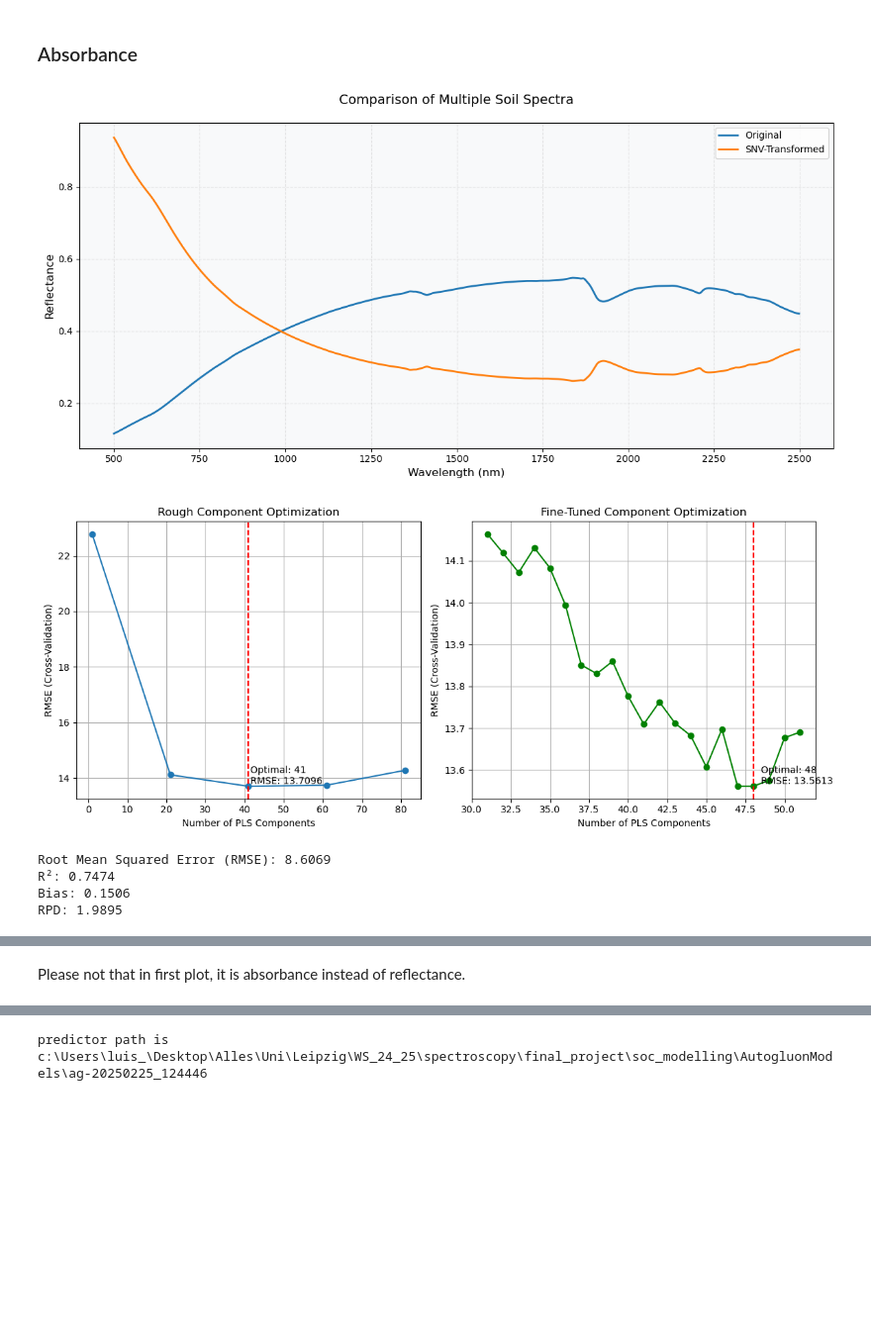
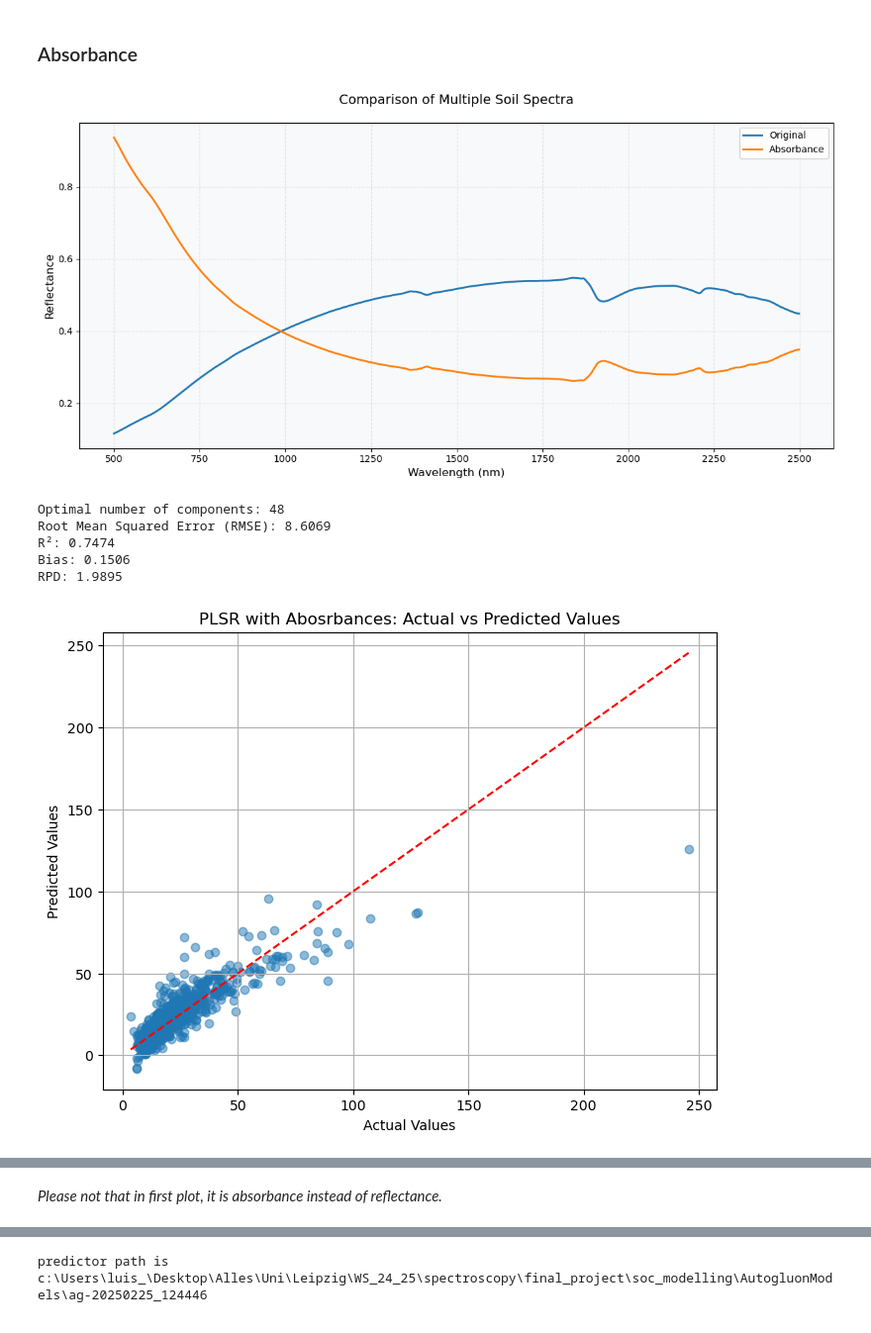
Before and after one commit to luismaecker/soc_modelling, a Jupyter notebook: pls.ipynb, the cells around one changed output, grey strips where cells are left out. Shown at 99% size. Drawn from its saved outputs; the diff is of its cells as text; code cells hidden in the pictures; blank space fills up the shorter version.

```diff
--- a/pls.ipynb
+++ b/pls.ipynb
@@ -334,7 +339,7 @@ plsr_base_components = own_functions.optimize_pls_components(X_train=X_train,
                                       max_components=140,
                                       step=20,
                                       fine_tune=True,
-                                      show_progress=True,
+                                      show_progress=False,
                                       plot_results=True
                                       )
 # %% [output]
@@ -472,8 +487,8 @@ plsr_snv_components = own_functions.optimize_pls_components(X_train=X_train_snv,
                                       max_components=100,
                                       step=20,
                                       fine_tune=True,
-                                      show_progress=True,
-                                      plot_results=True
+                                      show_progress=False,
+                                      plot_results=False
                                       )
 
 plsr_snv_model = PLSRegression(n_components=plsr_snv_components["optimal_n"])
@@ -504,38 +519,39 @@ X_test_absorb = np.log10(1/X_test)
 # %%
 # Plot Spectra
 own_functions.plot_spectra_comparison(
     X_train[2],
     X_train_absorb[2],
     wavelengths=range(500, 2500, 2),
-    labels=['Original', 'SNV-Transformed'],
+    labels=['Original', 'Absorbance'],
     title='Comparison of Multiple Soil Spectra'
 )
 
 plsr_absorb_components = own_functions.optimize_pls_components(X_train=X_train_absorb,
                                       y_train=y_train,
                                       max_components=100,
                                       step=20,
                                       fine_tune=True,
-                                      show_progress=True,
-                                      plot_results=True
+                                      show_progress=False,
+                                      plot_results=False
                                       )
 
 
 plsr_absorb_model = PLSRegression(n_components=plsr_absorb_components["optimal_n"])
 plsr_absorb_model.fit(X_train_absorb, y_train)
 
 plsr_absorb_eval = own_functions.evaluate_model(plsr_absorb_model,
                              X_test=X_test_absorb,
                              y_test=y_test,
                              print_metrics=True,
                              show_plot=True,
-                             plot_kwargs={'model_name': 'PLSR with abosrbances',
+                             plot_kwargs={'model_name': 'PLSR with Abosrbances',
                              'figsize': (8, 6)}
                              )
 # %% [output]
-[figure, old version]
+[figure, new version]
+Optimal number of components: 48
+Root Mean Squared Error (RMSE): 8.6069
+R²: 0.7474
+Bias: 0.1506
+RPD: 1.9895
-[figure, old version]
+[figure, new version]
-Root Mean Squared Error (RMSE): 8.6069
-R²: 0.7474
-Bias: 0.1506
-RPD: 1.9895
@@ -543,3 +558,3 @@ RPD: 1.9895
 # %% [markdown]
-Please not that in first plot, it is absorbance instead of reflectance.
+*Please not that in first plot, it is absorbance instead of reflectance.*
 # %% [markdown]
```
Also changed, not shown: parts of 64 cells of this notebook, 4 other files.
